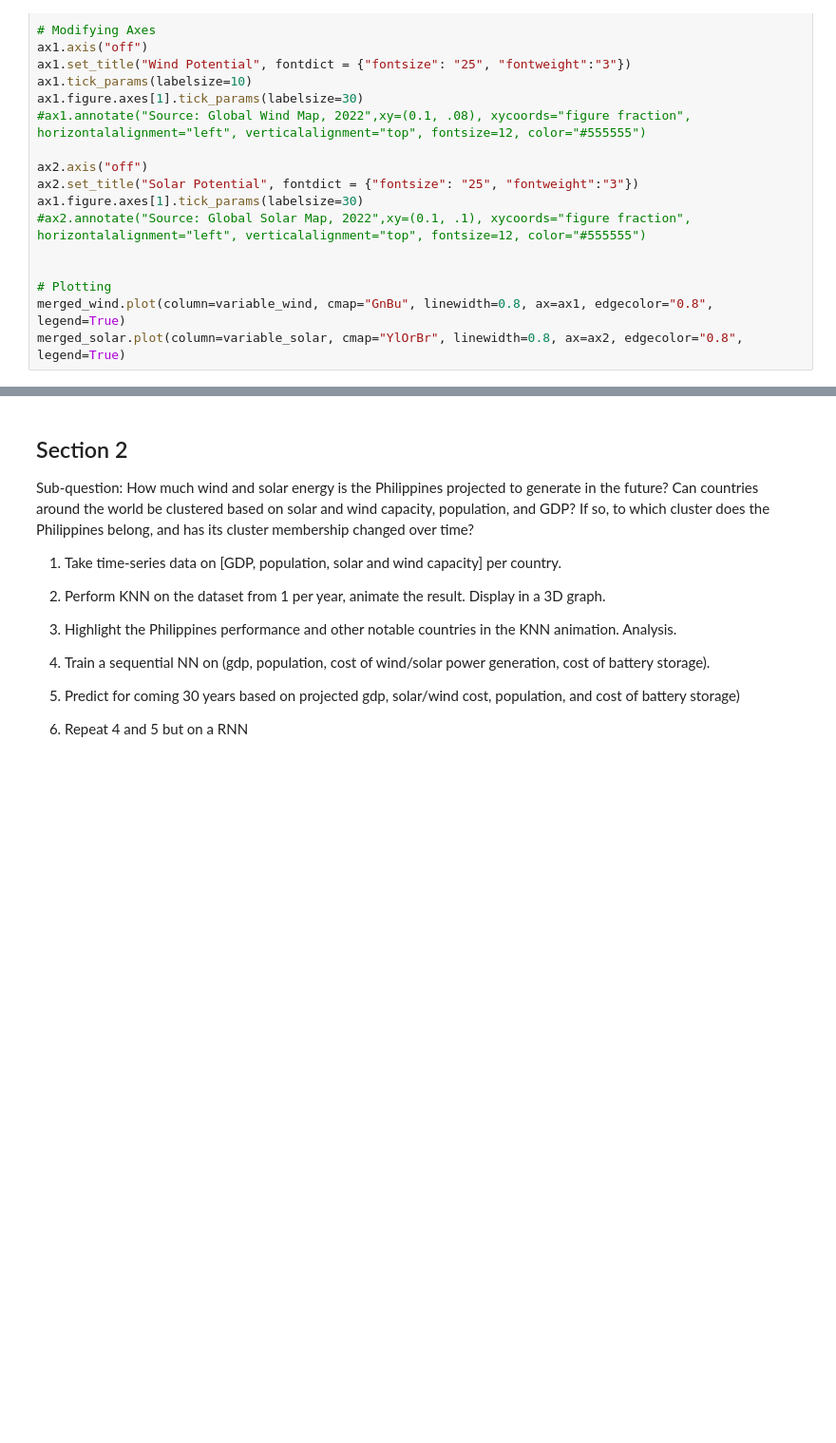
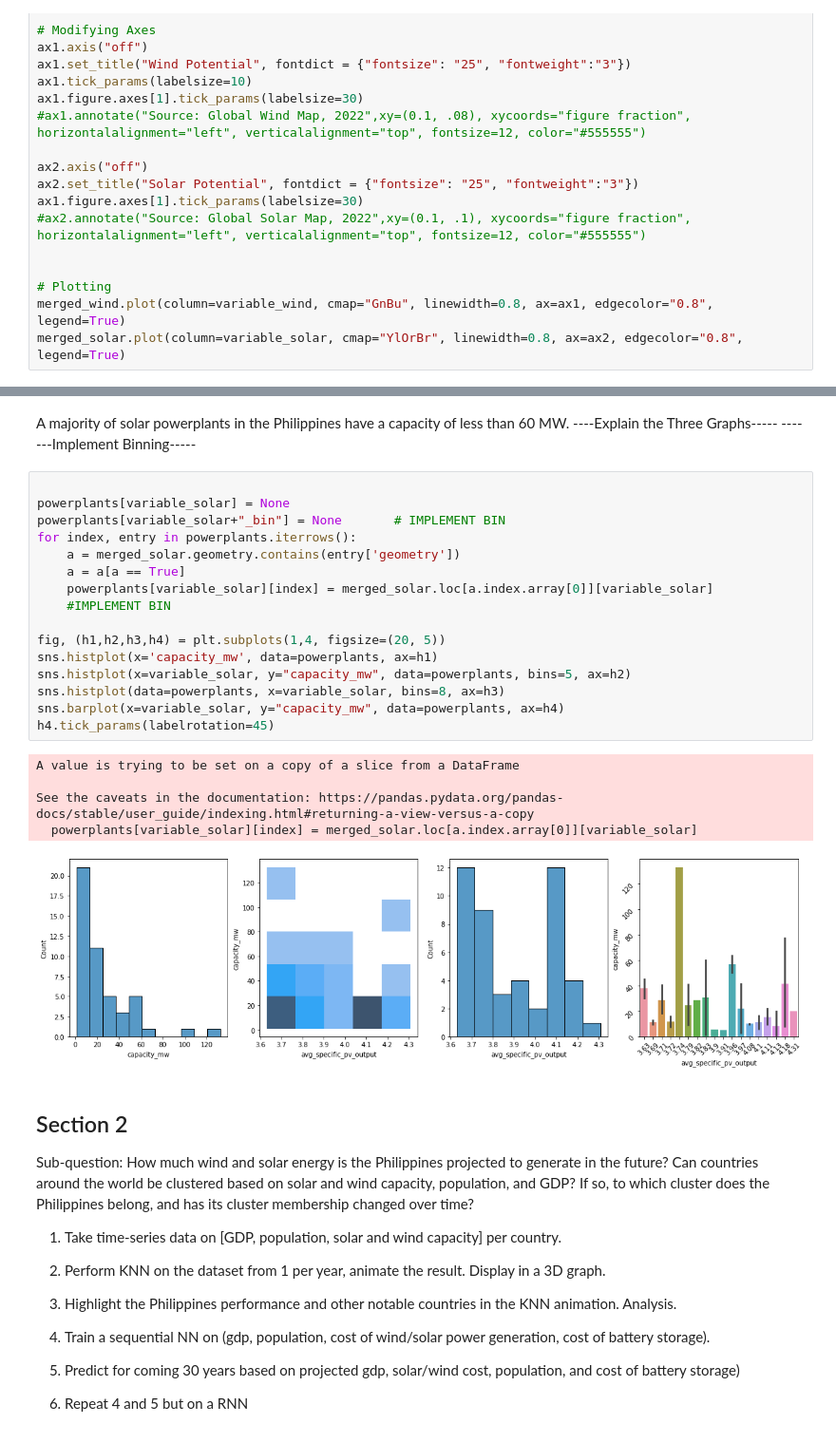
Before and after one commit to RaynorChavez/Solar-Wind-Energy-Analysis-Philippines, a Jupyter notebook: Philippines Solar and Wind Power Analysis.ipynb, the cells around one changed output, grey strips where cells are left out. Shown: that part at 95% size. Saved outputs shown, nothing was run; the diff lists cells and outputs as text; blank space fills up the shorter version.

```diff
--- a/Philippines Solar and Wind Power Analysis.ipynb
+++ b/Philippines Solar and Wind Power Analysis.ipynb
@@ -100,3 +96,27 @@ DriverError: .\Data\SolarPotential\Philippine_regions_pvpotential.csv: No such f
+# %% [markdown]
+A majority of solar powerplants in the Philippines have a capacity of less than 60 MW. ----Explain the Three Graphs----- -------Implement Binning-----
+# %%
+
+powerplants[variable_solar] = None
+powerplants[variable_solar+"_bin"] = None       # IMPLEMENT BIN
+for index, entry in powerplants.iterrows():
+    a = merged_solar.geometry.contains(entry['geometry'])
+    a = a[a == True]
+    powerplants[variable_solar][index] = merged_solar.loc[a.index.array[0]][variable_solar]
+    #IMPLEMENT BIN
+
+fig, (h1,h2,h3,h4) = plt.subplots(1,4, figsize=(20, 5))
+sns.histplot(x='capacity_mw', data=powerplants, ax=h1)
+sns.histplot(x=variable_solar, y="capacity_mw", data=powerplants, bins=5, ax=h2)
+sns.histplot(data=powerplants, x=variable_solar, bins=8, ax=h3)
+sns.barplot(x=variable_solar, y="capacity_mw", data=powerplants, ax=h4)
+h4.tick_params(labelrotation=45)
+# %% [output]
+A value is trying to be set on a copy of a slice from a DataFrame
+
+See the caveats in the documentation: https://pandas.pydata.org/pandas-docs/stable/user_guide/indexing.html#returning-a-view-versus-a-copy
+  powerplants[variable_solar][index] = merged_solar.loc[a.index.array[0]][variable_solar]
+[figure, added]
 # %% [markdown]
 ## Section 2
 
```
Also changed, not shown: parts of 3 cells of this notebook, 1 other file.
